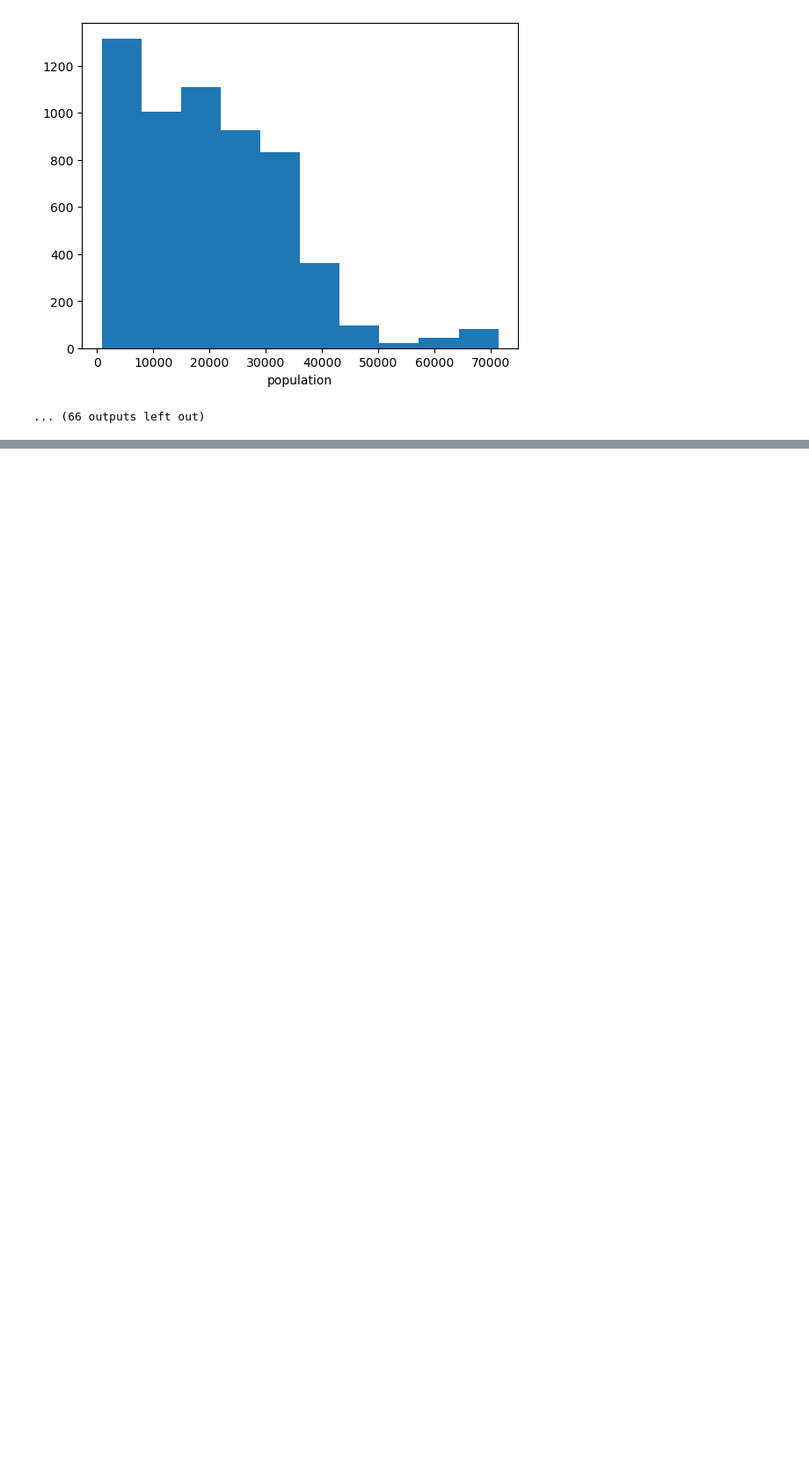
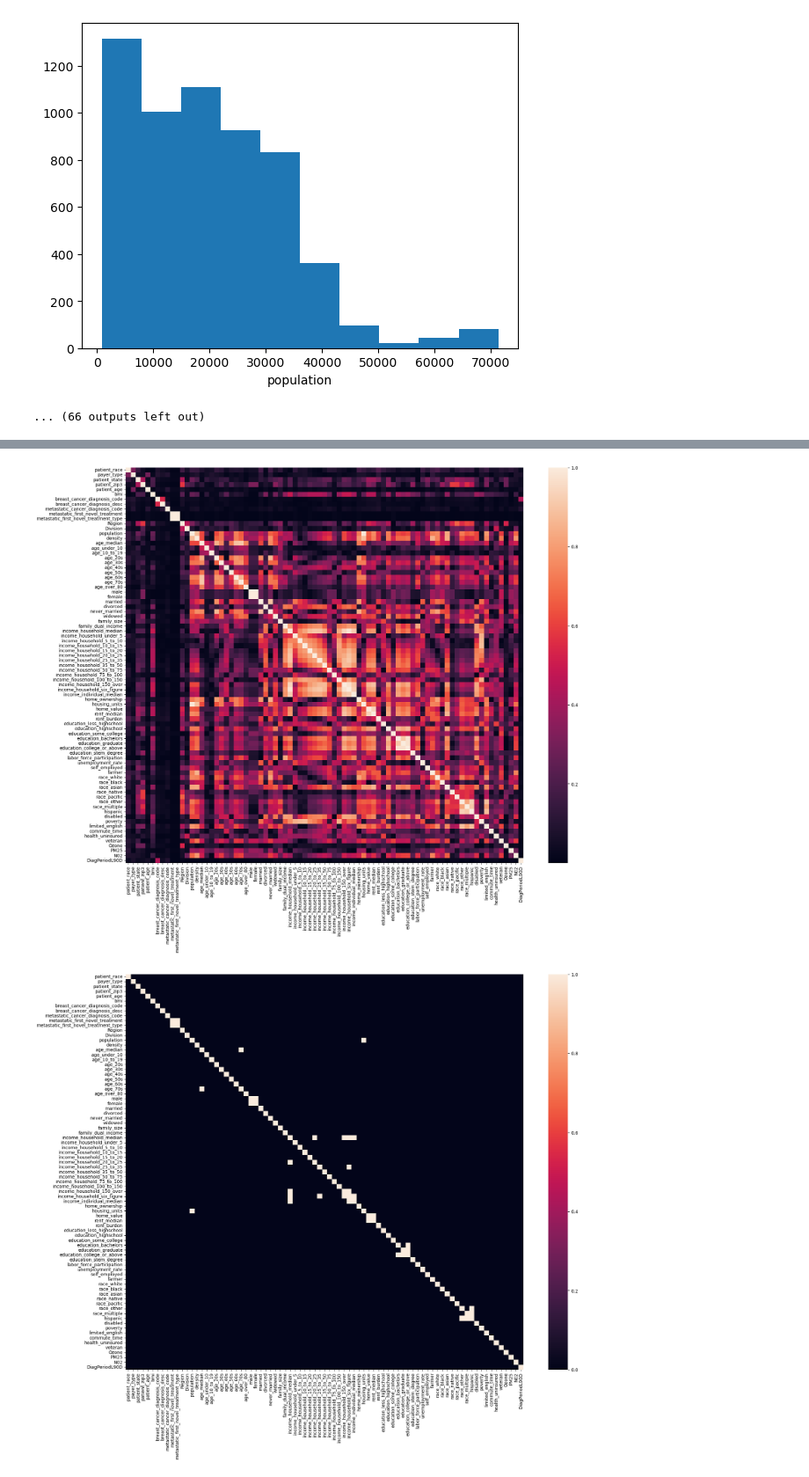
Before and after one commit to Rateesh-Sabde/WiDS-Datathon-Challenge-1, a Jupyter notebook: WiDS datathon 2024.ipynb, the cells around one changed output, grey strips where cells are left out. Shown at 88% size. Saved outputs shown, nothing was run; the diff lists cells and outputs as text; code cells hidden in the pictures; blank space fills up the shorter version.

```diff
--- a/WiDS datathon 2024.ipynb
+++ b/WiDS datathon 2024.ipynb
@@ -335,0 +381,20 @@ Unique values in Division after encoding:
+# %%
+corrMatrix = train_data.corr(method = 'spearman') #use spearman for non-linear
+fig, ax = plt.subplots(figsize=(20,16))
+sns.heatmap(abs(corrMatrix), annot = False)
+plt.show()
+
+threshold = 0.9
+corrMatrix = abs(corrMatrix)
+for i in corrMatrix.columns.values:
+    for j in corrMatrix.columns.values:
+        if corrMatrix[i][j]>threshold:
+            corrMatrix[i][j] = 1   # will show up as white sopts
+        else:
+            corrMatrix[i][j] = 0   # will show up as dark spots
+fig, ax = plt.subplots(figsize=(20,16))
+sns.heatmap(abs(corrMatrix), annot = False)
+plt.show()
+# %% [output]
+[figure, added]
+[figure, added]
```
Also changed, not shown: parts of 29 cells of this notebook.
